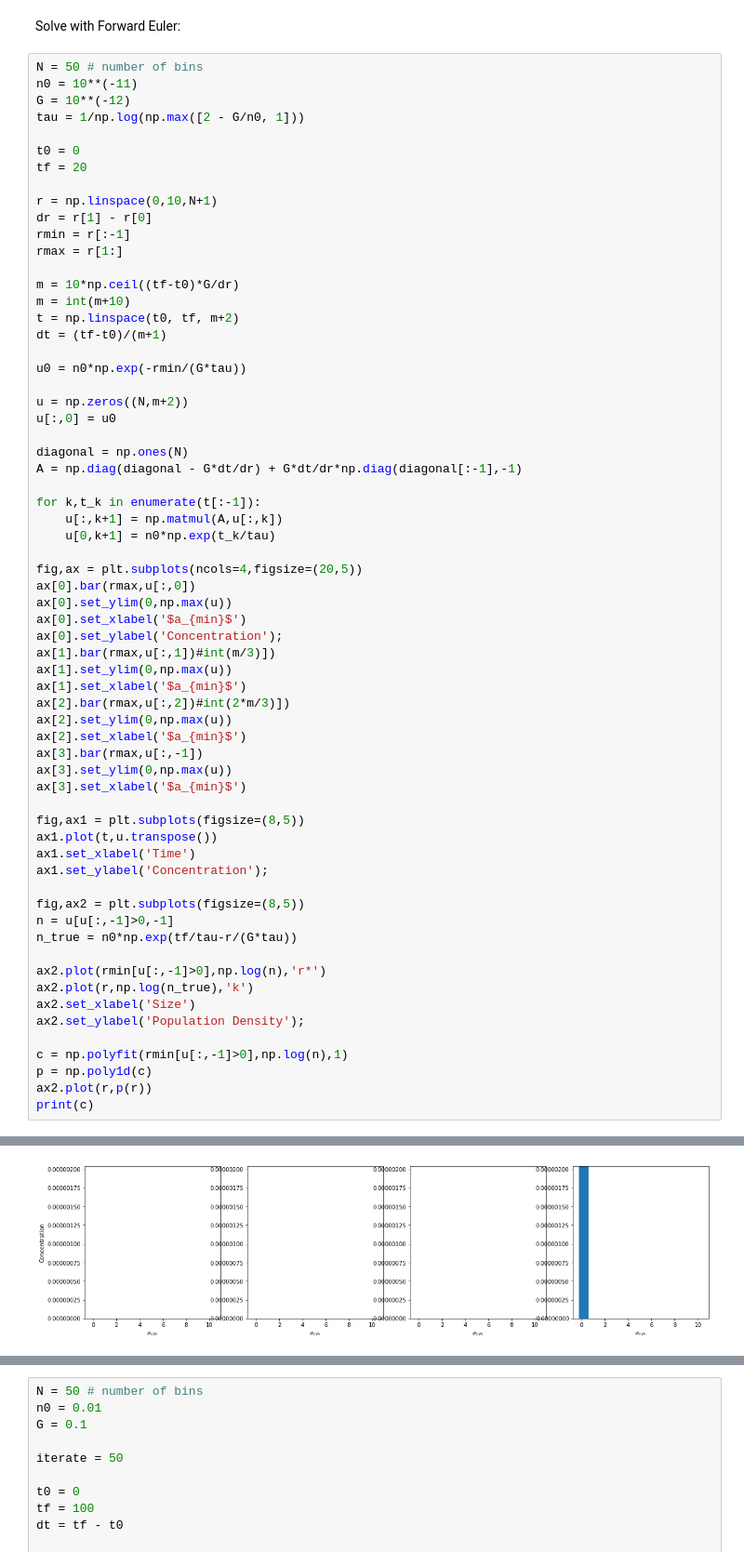
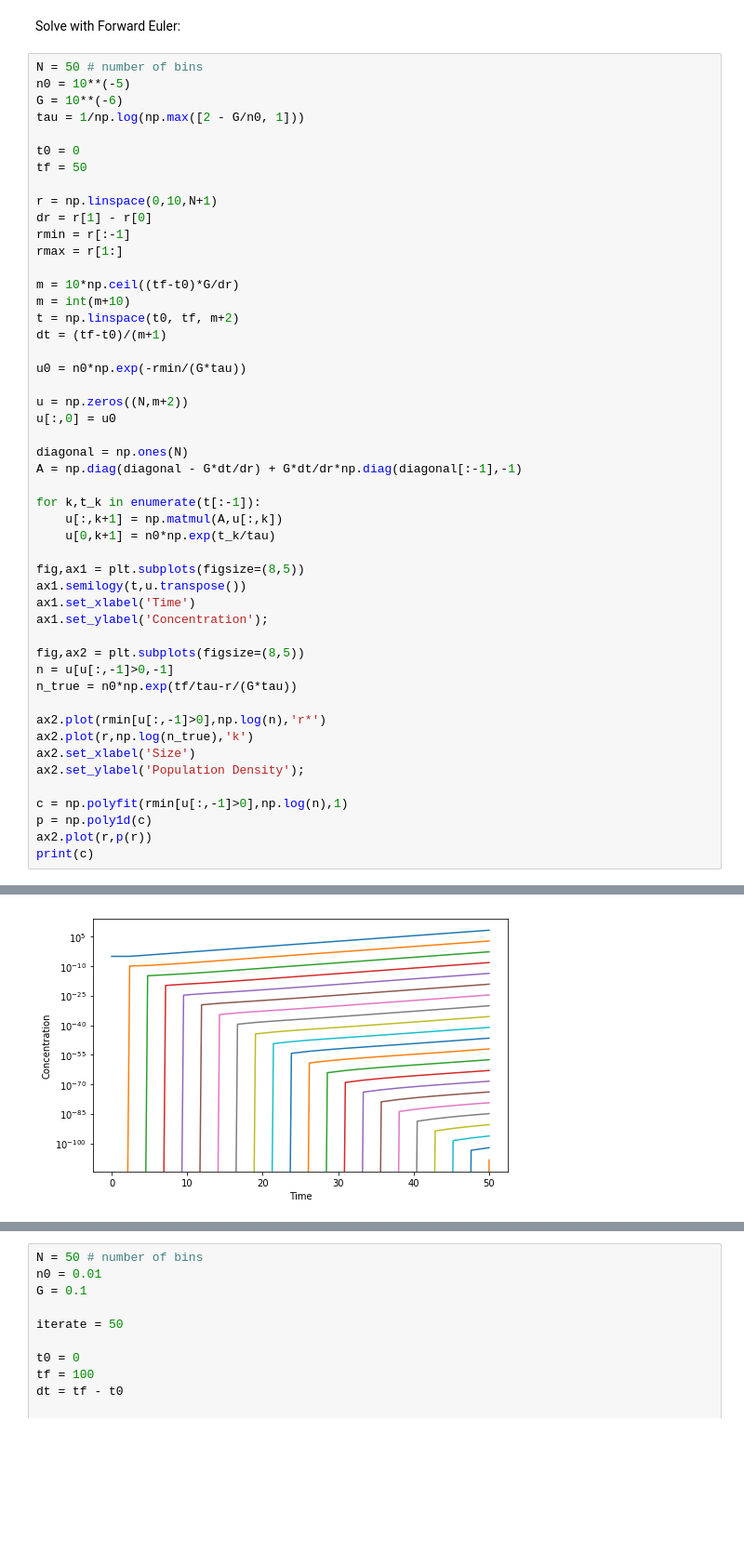
Before and after one commit to JanineBirnbaum18/3-phase-flow, a Jupyter notebook: Size distribution tracking.ipynb, the cells around one changed output, grey strips where cells are left out. Shown at 93% size. Drawn from its saved outputs; the diff is of its cells as text; blank space fills up the shorter version.

Commit message:
Updated plots

```diff
--- a/Size distribution tracking.ipynb
+++ b/Size distribution tracking.ipynb
@@ -19,12 +19,12 @@ with a left Neumann boundary condition $u_t = n_0$ is a nucleation rate, and a f
 Solve with Forward Euler:
 # %%
 N = 50 # number of bins
-n0 = 10**(-11)
-G = 10**(-12)
+n0 = 10**(-5)
+G = 10**(-6)
 tau = 1/np.log(np.max([2 - G/n0, 1]))
 
 t0 = 0
-tf = 20
+tf = 50
 
 r = np.linspace(0,10,N+1)
 dr = r[1] - r[0]
@@ -48,23 +48,8 @@ for k,t_k in enumerate(t[:-1]):
     u[:,k+1] = np.matmul(A,u[:,k])
     u[0,k+1] = n0*np.exp(t_k/tau)
 
-fig,ax = plt.subplots(ncols=4,figsize=(20,5))
-ax[0].bar(rmax,u[:,0])
-ax[0].set_ylim(0,np.max(u))
-ax[0].set_xlabel('$a_{min}$')
-ax[0].set_ylabel('Concentration');
-ax[1].bar(rmax,u[:,1])#int(m/3)])
-ax[1].set_ylim(0,np.max(u))
-ax[1].set_xlabel('$a_{min}$')
-ax[2].bar(rmax,u[:,2])#int(2*m/3)])
-ax[2].set_ylim(0,np.max(u))
-ax[2].set_xlabel('$a_{min}$')
-ax[3].bar(rmax,u[:,-1])
-ax[3].set_ylim(0,np.max(u))
-ax[3].set_xlabel('$a_{min}$')
-
 fig,ax1 = plt.subplots(figsize=(8,5))
-ax1.plot(t,u.transpose())
+ax1.semilogy(t,u.transpose())
 ax1.set_xlabel('Time')
 ax1.set_ylabel('Concentration');
 
@@ -86 +71 @@ print(c)
-[figure, old version]
+[figure, new version]
```
Also changed, not shown: parts of 2 cells of this notebook.
